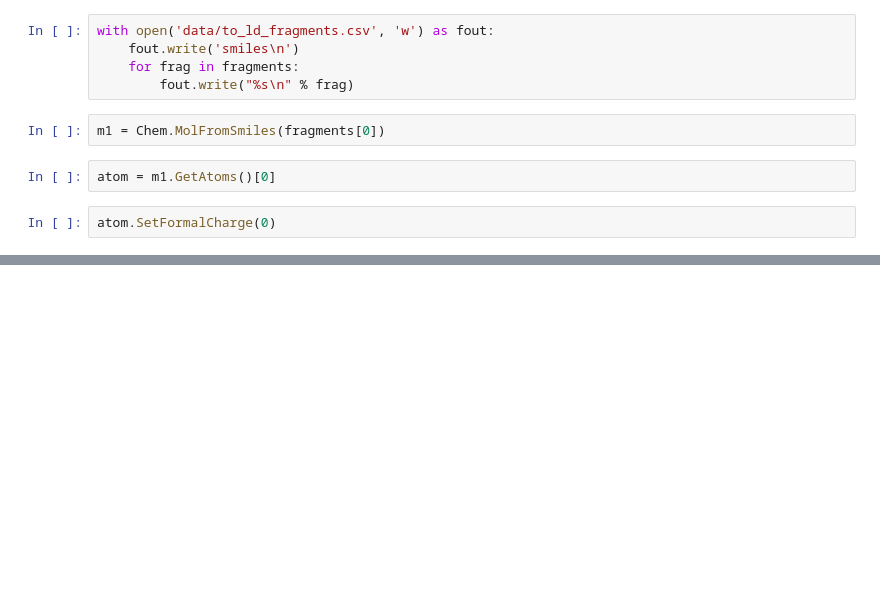
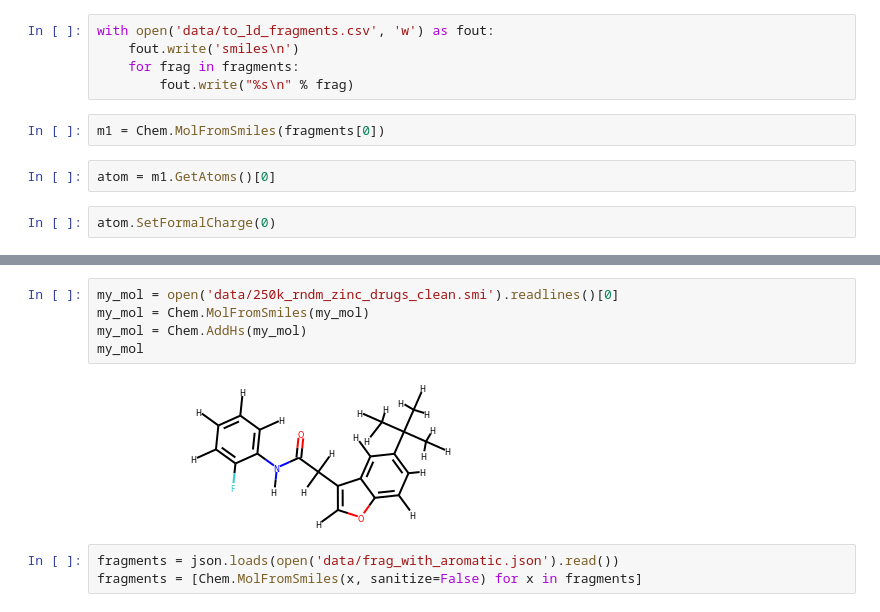
Before and after one commit to lilleswing/jt-vae, a Jupyter notebook: dev_tree_decomp.ipynb, the cells around one changed output, grey strips where cells are left out. Saved outputs shown, nothing was run; the diff lists cells and outputs as text; blank space fills up the shorter version.

```diff
--- a/dev_tree_decomp.ipynb
+++ b/dev_tree_decomp.ipynb
@@ -324,0 +344,10 @@ atom.SetFormalCharge(0)
+# %%
+my_mol = open('data/250k_rndm_zinc_drugs_clean.smi').readlines()[0]
+my_mol = Chem.MolFromSmiles(my_mol)
+my_mol = Chem.AddHs(my_mol)
+my_mol
+# %% [output]
+[figure, added]
+# %%
+fragments = json.loads(open('data/frag_with_aromatic.json').read())
+fragments = [Chem.MolFromSmiles(x, sanitize=False) for x in fragments]
```
Also changed, not shown: parts of 49 cells of this notebook, 5 other files.
